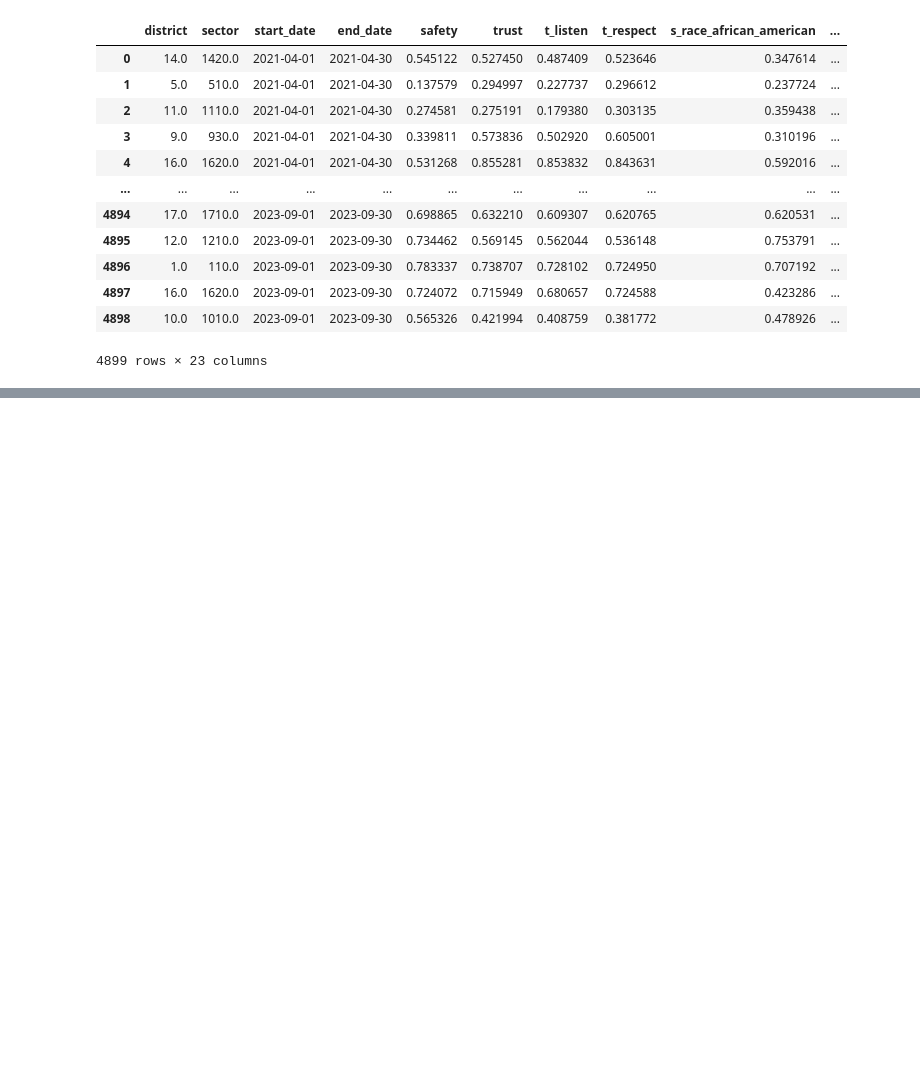
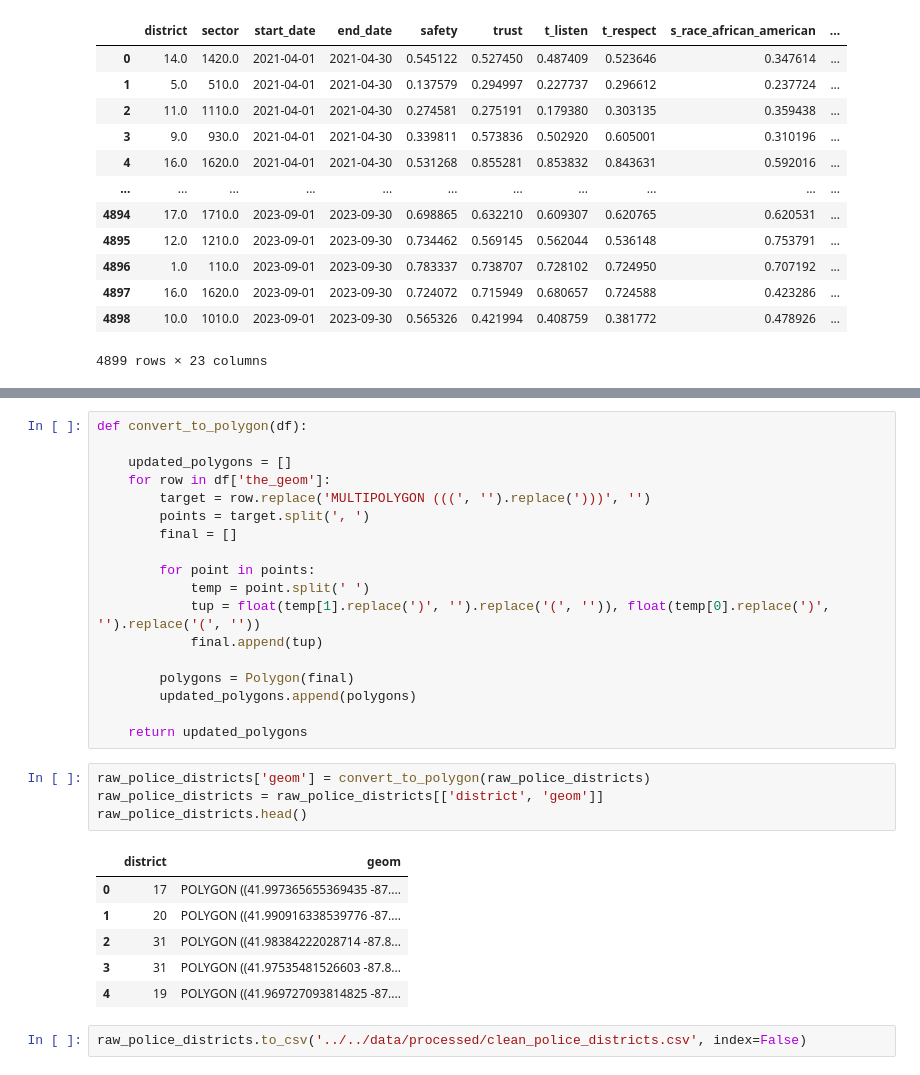
Before and after one commit to evanameyer1/Uncovering-New-Factors-In-Chicago-Crime-through-Regression-Models, a Jupyter notebook: models/notebooks/01_data_cleaning.ipynb, the cells around one changed output, grey strips where cells are left out. Saved outputs shown, nothing was run; the diff lists cells and outputs as text; blank space fills up the shorter version.

```diff
--- a/models/notebooks/01_data_cleaning.ipynb
+++ b/models/notebooks/01_data_cleaning.ipynb
@@ -1539,0 +1582,31 @@ raw_police_sentiment.to_csv('../../data/processed/clean_police_sentiment.csv')
+# %%
+def convert_to_polygon(df):
+
+    updated_polygons = []
+    for row in df['the_geom']:
+        target = row.replace('MULTIPOLYGON (((', '').replace(')))', '')
+        points = target.split(', ')
+        final = []
+
+        for point in points:
+            temp = point.split(' ')
+            tup = float(temp[1].replace(')', '').replace('(', '')), float(temp[0].replace(')', '').replace('(', ''))
+            final.append(tup)
+
+        polygons = Polygon(final)
+        updated_polygons.append(polygons)
+
+    return updated_polygons
+# %%
+raw_police_districts['geom'] = convert_to_polygon(raw_police_districts)
+raw_police_districts = raw_police_districts[['district', 'geom']]
+raw_police_districts.head()
+# %% [output]
+|  | district | geom |
+| 0 | 17 | POLYGON ((41.997365655369435 -87.... |
+| 1 | 20 | POLYGON ((41.990916338539776 -87.... |
+| 2 | 31 | POLYGON ((41.98384222028714 -87.8... |
+| 3 | 31 | POLYGON ((41.97535481526603 -87.8... |
+| 4 | 19 | POLYGON ((41.969727093814825 -87.... |
+# %%
+raw_police_districts.to_csv('../../data/processed/clean_police_districts.csv', index=False)
```
Also changed, not shown: parts of 8 cells of this notebook, 2 other files.
